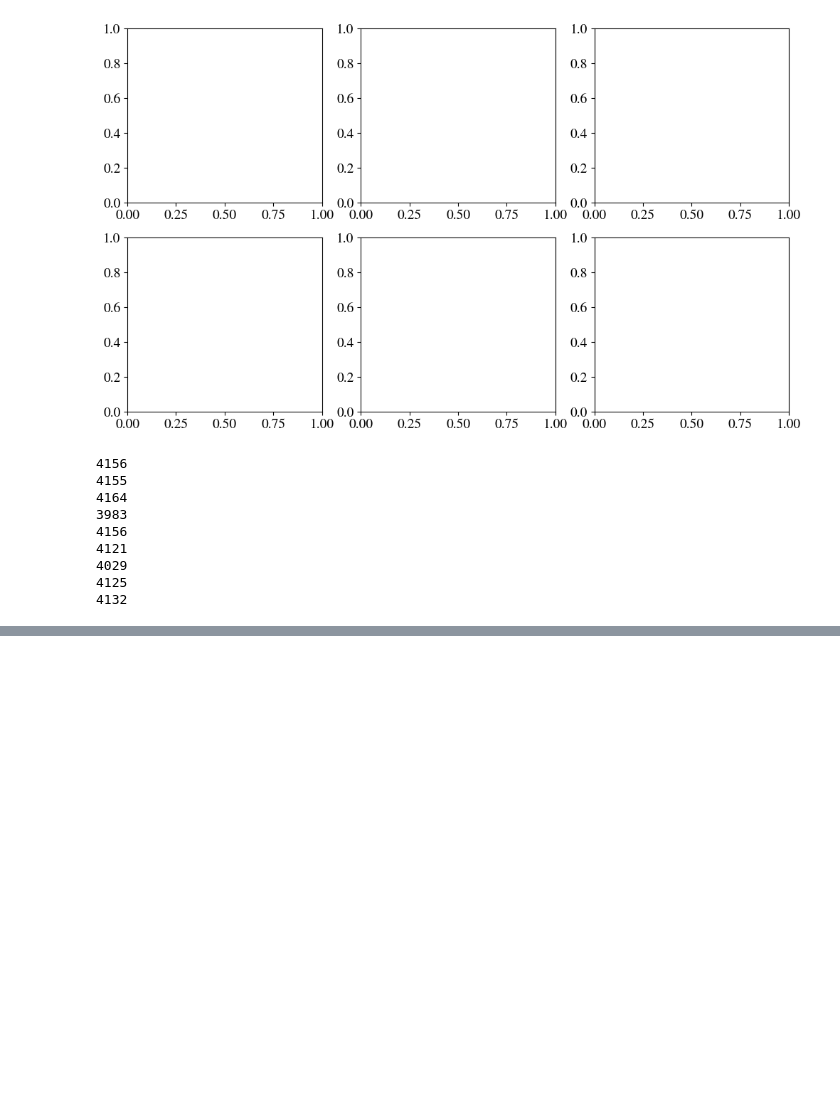
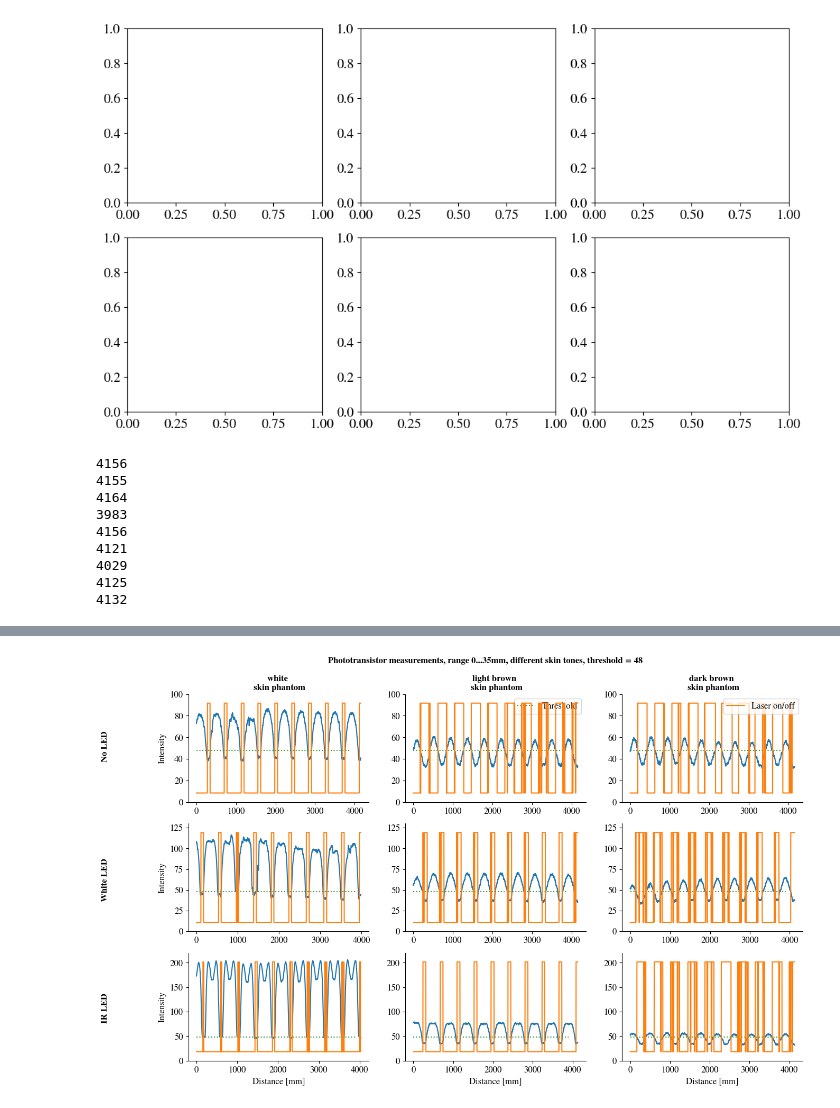
Before and after one commit to annnnna42/Arduino_KDC101_Control_and_Evaluation, a Jupyter notebook: merge/merge_plots.ipynb, the cells around one changed output, grey strips where cells are left out. Cells and saved outputs as stored; diff of their text form; code cells hidden in the pictures; blank space fills up the shorter version.

```diff
--- a/merge/merge_plots.ipynb
+++ b/merge/merge_plots.ipynb
@@ -388,11 +398,12 @@ for arg in range(len(args)):
 4125
 4132
 # %%
-### TODOS ###
-
+# make math with data
 calcs = []
 lin_reg = []
 buffer_size = 10
+threshold = 48
+dev = 3
 
 def func(x, a, b):
     y = []
@@ -418,9 +429,9 @@ def determine_led_state_dev(dev_list):
     for i in range(buffer_size-1):
         led_state_dev.append(0)
 
-    dev_list = dev_list[9:len(dev_list)]
+    dev_list = dev_list[buffer_size-1:len(dev_list)]
     for row in dev_list:
-        if all(-4 <= value <= 4 for value in row):
+        if all(-(dev) <= value <= dev for value in row):
             led_state_dev.append(1)
         else:
             led_state_dev.append(0)
@@ -464,7 +475,7 @@ for i in range(len(args)):
     led_state_dev = determine_led_state_dev(dev_list)
 
     # calculate final LED state
-    led_state = determine_led_state(led_state_dev, frames[i][1].avg, 45)
+    led_state = determine_led_state(led_state_dev, frames[i][1].avg, threshold)
 
     calcs.append([args[i], std_min, std_max, avg_min, avg_max, popt_min, popt_max, drift, dev_list, led_state])
 # %%
@@ -616,0 +617,79 @@ Text(0.04, 0.22, 'IR LED')
+# %%
+# make big 3x3 plot for LED comparison (over position), include LASER on/off
+# or 1x3
+import seaborn as sns
+import matplotlib.patches as patches
+
+fig, axs = plt.subplots(3,3, figsize=(15,9))
+axs2 = [[ax.twinx() for ax in row] for row in axs]
+axs2_flat = [ax for row in axs2 for ax in row]
+
+#end = 200
+end = len(list(frames[0][1].stage))
+
+size = 60
+fs = 12
+plt.rcParams['font.size'] = 12
+
+def make_text():
+    # axis specific stuff, outside loop
+    # # set labels
+    axs[0,0].set(ylabel='Intensity')
+    axs[1,0].set(ylabel='Intensity')
+    axs[2,0].set(ylabel='Intensity',xlabel='Distance [mm]')
+    axs[2,1].set(xlabel='Distance [mm]')
+    axs[2,2].set(xlabel='Distance [mm]')
+
+    # # set titles
+    axs[0,0].set_title('white \n skin phantom', weight='bold', fontsize=fs)
+    axs[0,1].set_title('light brown \n skin phantom', weight='bold', fontsize=fs)
+    axs[0,2].set_title('dark brown \n skin phantom', weight='bold', fontsize=fs)
+
+    axs[1,0].set_ylim([0,130])
+    axs[1,1].set_ylim([0,130])
+    axs[1,2].set_ylim([0,130])
+    axs[2,0].set_ylim([0,220])
+    axs[2,1].set_ylim([0,220])
+    axs[2,2].set_ylim([0,220])
+
+    fig.text(0.5, 0.95, f"Phototransistor measurements, range 0...35mm, different skin tones, threshold = {threshold}", va='center', ha='center', rotation='horizontal', fontsize=fs, weight='bold')
+
+    fig.text(0.02, 0.77, 'No LED', va='center', ha='center', rotation='vertical', fontsize=fs, weight='bold')
+    fig.text(0.02, 0.49, 'White LED', va='center', ha='center', rotation='vertical', fontsize=fs, weight='bold')
+    fig.text(0.02, 0.22, 'IR LED', va='center', ha='center', rotation='vertical', fontsize=fs, weight='bold')
+
+for i, ax in enumerate(axs.flatten()):
+    # frames = [file_index, pd_data, pd_min, pd_max]
+    # calcs = [args[i], std_min, std_max, avg_min, avg_max, popt_min, popt_max, drift, dev_list, led_state]
+
+    if i == 1:
+        ax.hlines(y=threshold, xmin=0, xmax=3900, color='C2', label = 'Threshold', ls=':')
+        ax.legend(loc="upper right")
+    else:
+        ax.hlines(y=threshold, xmin=0, xmax=3900, color='C2', ls=':')
+
+    ax.plot(list(frames[i][1].index)[0:end], list(frames[i][1].avg)[0:end])
+    ax.set_ylim([0,100])
+
+
+# axis for LASER on/off
+for i, ax2 in enumerate(axs2_flat):
+    if i == 2:
+        ax2.plot(list(frames[i][1].index)[0:end], list(calcs[i][9][0:end]), color='C1', label='Laser on/off')
+        ax2.legend(loc="upper right")
+    else:
+        ax2.plot(list(frames[i][1].index)[0:end], list(calcs[i][9][0:end]), color='C1')
+    ax2.set_ylim([-0.1,1.1])
+    ax2.axis('off')
+
+
+
+sns.despine()
+make_text()
+name_file = f"PT_compare_LED_threshold_{threshold}_buffer_{buffer_size}_vs_cycle"
+plt.savefig(f"../../../LaTex/Master Thesis/figures/{name_file}.pdf")
+plt.savefig(f"../../../LaTex/Master Thesis/figures/{name_file}.png")
+
+# plot against stage data
+# %% [output]
+[figure, added]
```
Also changed, not shown: parts of 5 cells of this notebook, 2 other files.
